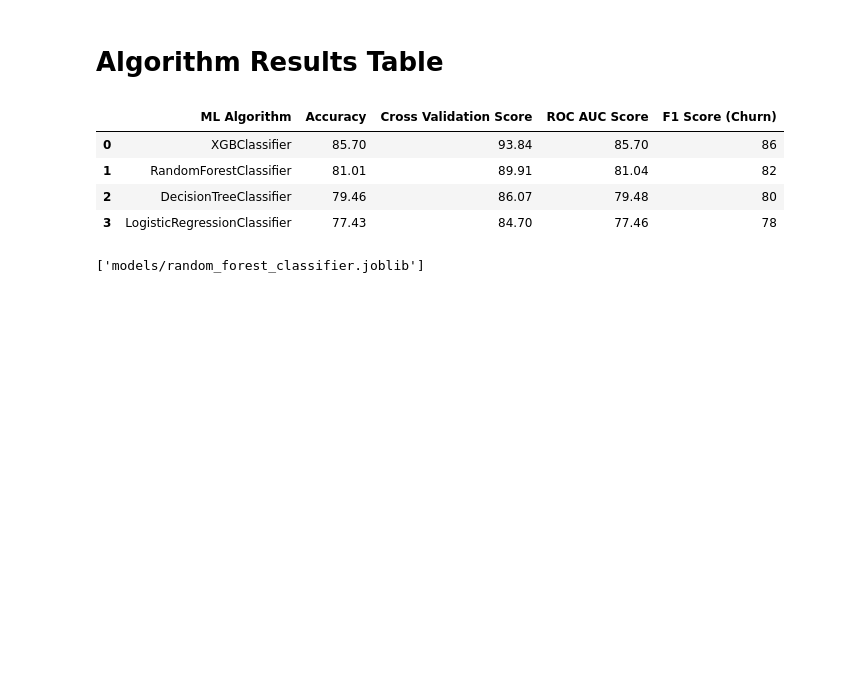
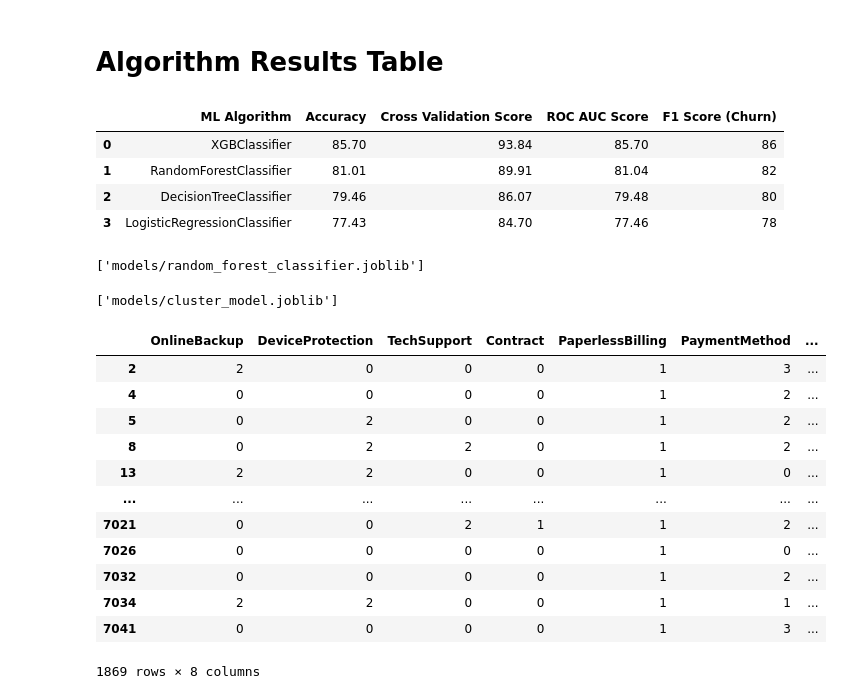
Before and after one commit to Manasi-Rajesh-Mhatre/ML-based-telecom-customer-churn-prediction, a Jupyter notebook: dv_ppt.ipynb, the cells around one changed output. Saved outputs shown, nothing was run; the diff lists cells and outputs as text; code cells hidden in the pictures; blank space fills up the shorter version.

Commit message:
added clustering for reason analysis and recommendations

```diff
--- a/dv_ppt.ipynb
+++ b/dv_ppt.ipynb
@@ -744,3 +744,56 @@ dump(classifier_xgb, 'models/xgboost_classifier.joblib')
 dump(classifier_rf, 'models/random_forest_classifier.joblib')
 # %% [output]
 ['models/random_forest_classifier.joblib']
+# %%
+from sklearn.cluster import KMeans
+
+churned_customers = df1[df1['Churn'] == 1].copy()
+
+columns_to_drop = [
+    'Churn',
+    'PhoneService',
+    'gender',
+    'StreamingTV',
+    'StreamingMovies',
+    'MultipleLines',
+    'InternetService',
+    'Dependents',
+    'OnlineSecurity',
+    'Partner',
+    'SeniorCitizen',
+    'tenure'
+]
+
+X_train_churn_only = churned_customers.drop(columns=columns_to_drop)
+
+categorical_cols = X_train_churn_only.select_dtypes(include=['object']).columns
+for col in categorical_cols:
+    X_train_churn_only[col] = label_encoders[col].transform(X_train_churn_only[col])
+
+numerical_cols = ['MonthlyCharges', 'TotalCharges']
+scalar = MinMaxScaler()
+scalar.fit(X_train_churn_only[numerical_cols])
+X_train_churn_only[numerical_cols] = scalar.transform(X_train_churn_only[numerical_cols])
+
+cluster_model = KMeans(n_clusters=5, random_state=42)
+cluster_model.fit(X_train_churn_only)
+
+dump(cluster_model, 'models/cluster_model.joblib')
+# %% [output]
+['models/cluster_model.joblib']
+# %%
+X_train_churn_only
+# %% [output]
+|  | OnlineBackup | DeviceProtection | TechSupport | Contract | PaperlessBilling | PaymentMethod | ... |
+| 2 | 2 | 0 | 0 | 0 | 1 | 3 | ... |
+| 4 | 0 | 0 | 0 | 0 | 1 | 2 | ... |
+| 5 | 0 | 2 | 0 | 0 | 1 | 2 | ... |
+| 8 | 0 | 2 | 2 | 0 | 1 | 2 | ... |
+| 13 | 2 | 2 | 0 | 0 | 1 | 0 | ... |
+| ... | ... | ... | ... | ... | ... | ... | ... |
+| 7021 | 0 | 0 | 2 | 1 | 1 | 2 | ... |
+| 7026 | 0 | 0 | 0 | 0 | 1 | 0 | ... |
+| 7032 | 0 | 0 | 0 | 0 | 1 | 2 | ... |
+| 7034 | 2 | 2 | 0 | 0 | 1 | 1 | ... |
+| 7041 | 0 | 0 | 0 | 0 | 1 | 3 | ... |
+1869 rows × 8 columns
```
Also changed, not shown: parts of 7 cells of this notebook, 2 other files.
